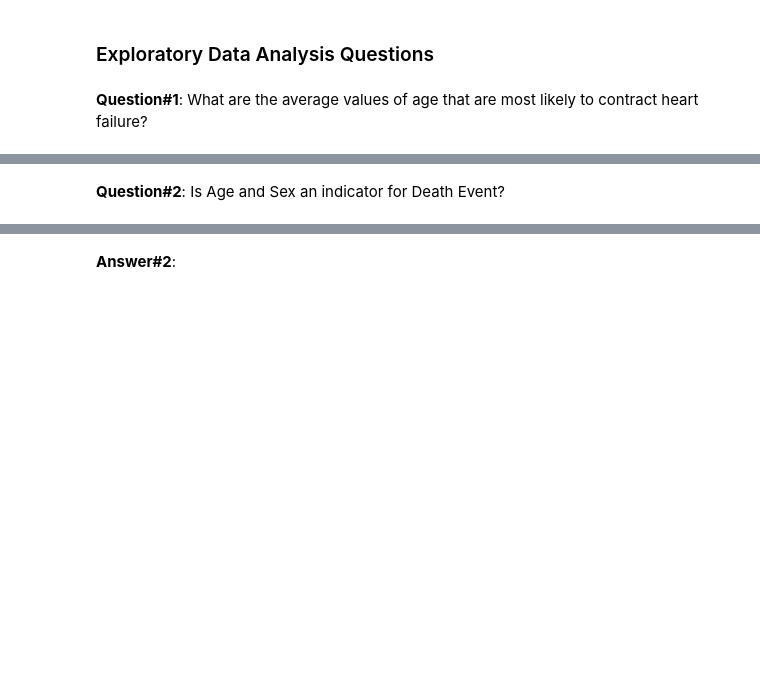
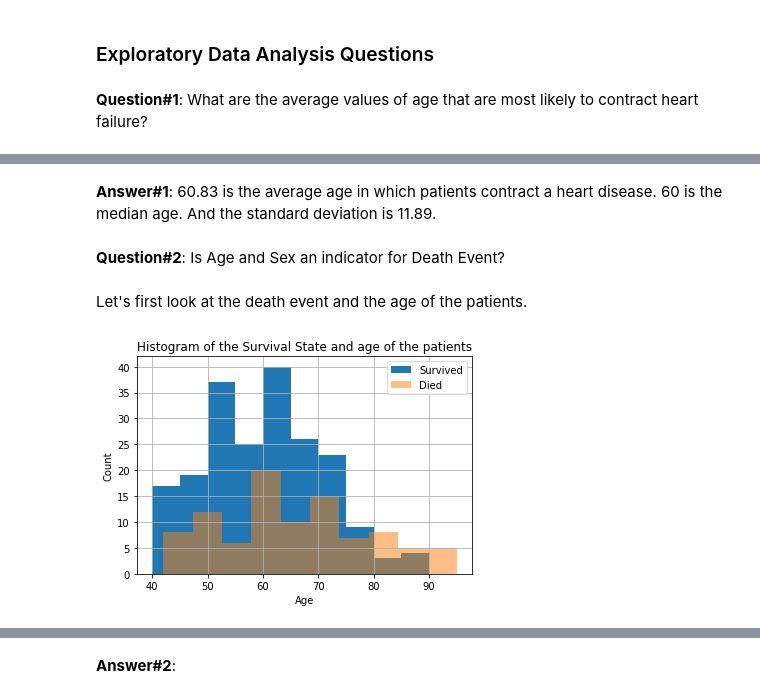
Before and after one commit to CaiMarkJayson/WISH.CSMODELMP, a Jupyter notebook: MODELLL.ipynb, the cells around one changed output, grey strips where cells are left out. Cells and saved outputs as stored; diff of their text form; code cells hidden in the pictures; blank space fills up the shorter version.

```diff
--- a/MODELLL.ipynb
+++ b/MODELLL.ipynb
@@ -117,2 +132,20 @@ Based on the values presented above, there are no categorical data, no duplicati
+# %% [markdown]
+**Answer#1**: 60.83 is the average age in which patients contract a heart disease. 60 is the median age. And the standard deviation is 11.89.
 # %% [markdown]
 **Question#2**: Is Age and Sex an indicator for Death Event?
+# %% [markdown]
+Let's first look at the death event and the age of the patients.
+# %%
+x = df.loc[df['DEATH_EVENT'] == 0, ['age']]
+y = df.loc[df['DEATH_EVENT'] == 1, ['age']]
+
+fig, ax = plt.subplots()
+x.hist(alpha=1, ax=ax, label="Survived")
+y.hist(alpha=0.5, ax=ax, label="Died")
+plt.xlabel('Age')
+plt.ylabel('Count')
+plt.title('Histogram of the Survival State and age of the patients')
+plt.legend(loc='upper right')
+plt.show()
+# %% [output]
+[figure, added]
```
Also changed, not shown: parts of 14 cells of this notebook.
